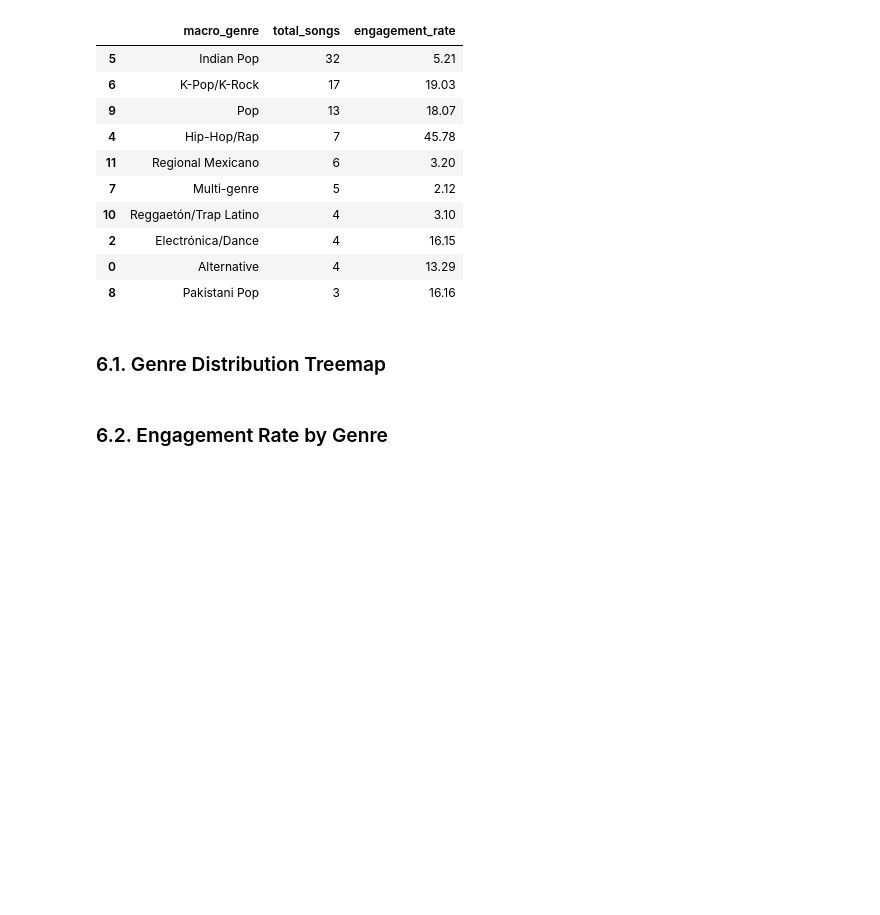
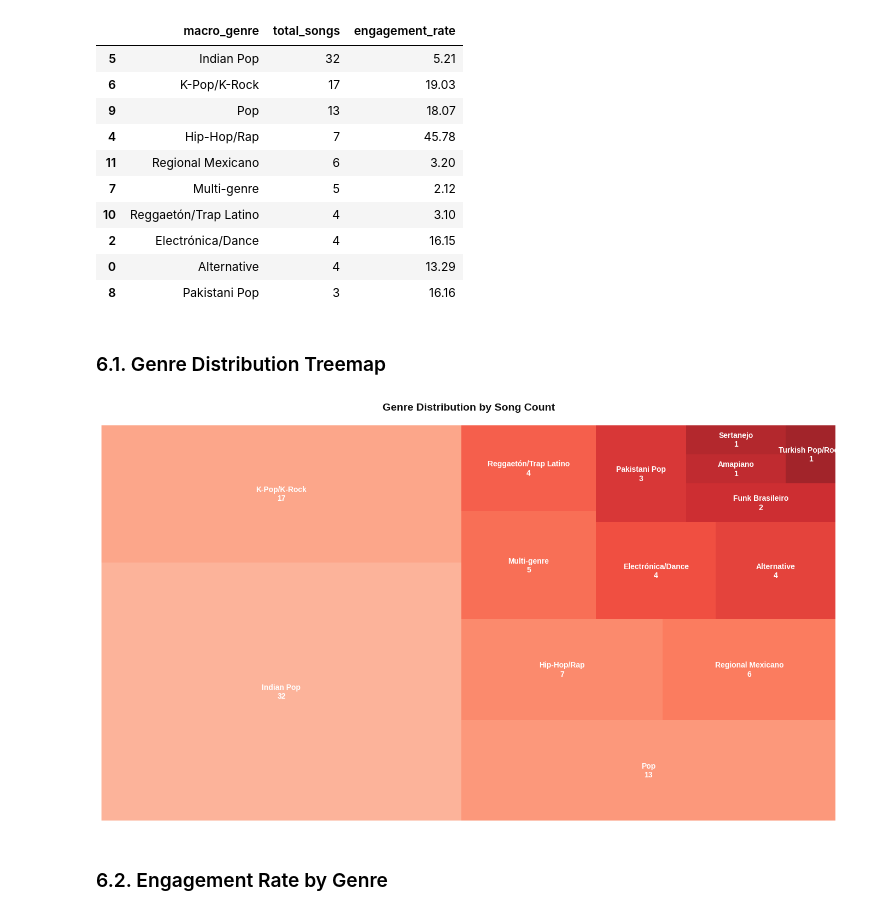
Before and after one commit to adroguetth/Music-Charts-Intelligence, a Jupyter notebook: Notebook_EN/weekly/youtube_charts_2026-W14.ipynb, the cells around one changed output. Drawn from its saved outputs; the diff is of its cells as text; code cells hidden in the pictures; blank space fills up the shorter version.

Commit message:
Weekly charts analysis - 2026-W14 [skip ci]

```diff
--- a/Notebook_EN/weekly/youtube_charts_2026-W14.ipynb
+++ b/Notebook_EN/weekly/youtube_charts_2026-W14.ipynb
@@ -400,3 +388,29 @@ fig.show()
+# %%
+
+# Prepare data for treemap (top 15 genres to avoid overcrowding)
+treemap_data = genre_stats.head(15).copy()
+sizes = treemap_data['total_songs'].values
+labels = [f"{genre}\n{format_number(song_count)}"
+          for genre, song_count in zip(treemap_data['macro_genre'], treemap_data['total_songs'])]
+
+# Generate colors from Reds colormap
+colors = plt.cm.Reds(np.linspace(0.3, 0.9, len(sizes)))
+
+fig, ax = plt.subplots(figsize=(14, 8))
+fig.patch.set_facecolor(YT_BG)
+ax.set_facecolor(YT_BG)
+
+squarify.plot(sizes=sizes, label=labels, alpha=0.9, color=colors,
+              text_kwargs={'fontsize': 10, 'fontweight': 'bold', 'color': 'white'},
+              ax=ax)
+
+ax.set_title('Genre Distribution by Song Count', fontweight='bold', color=YT_TEXT, fontsize=14, pad=20)
+ax.axis('off')
+
+plt.tight_layout()
+plt.show()
+# %% [output]
+[figure, added]
 # %% [markdown]
 ### 6.2. Engagement Rate by Genre
 # %%
```
Also changed, not shown: parts of 4 cells of this notebook, 1 other file.
